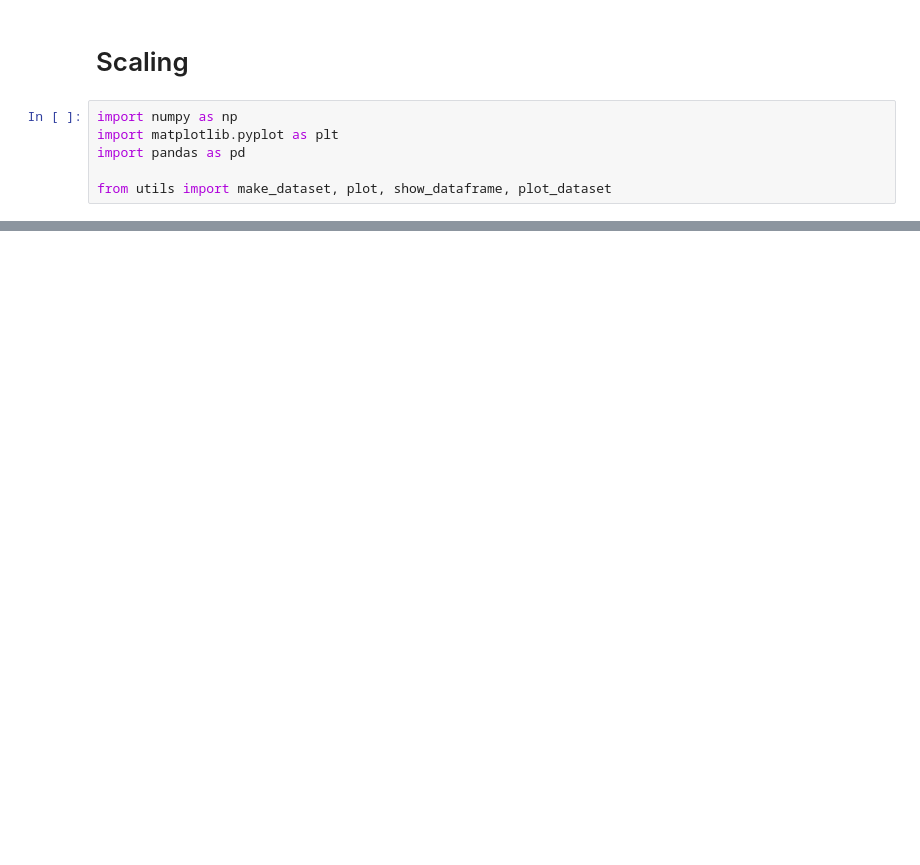
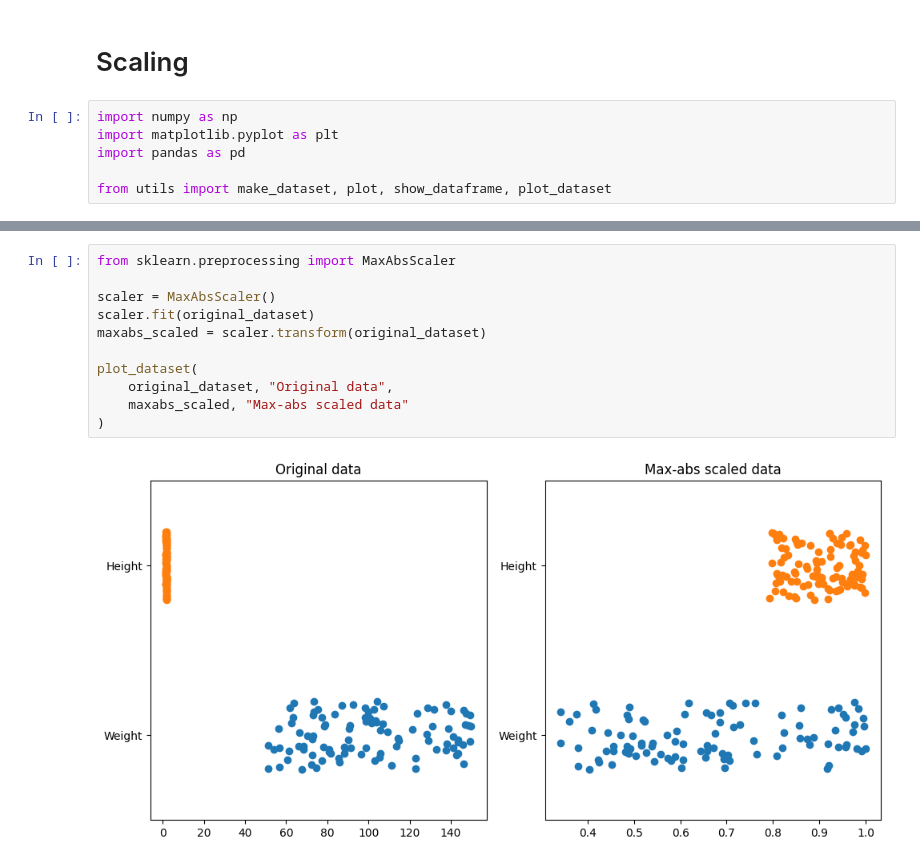
Before and after one commit to jucalfonsom/mlbootcamp, a Jupyter notebook: 2_scikit_learn/4_scaling.ipynb, the cells around one changed output, grey strips where cells are left out. Saved outputs shown, nothing was run; the diff lists cells and outputs as text; blank space fills up the shorter version.

```diff
--- a/2_scikit_learn/4_scaling.ipynb
+++ b/2_scikit_learn/4_scaling.ipynb
@@ -32,0 +84,13 @@ plot(ax, original_dataset, "Original data")
+# %%
+from sklearn.preprocessing import MaxAbsScaler
+
+scaler = MaxAbsScaler()
+scaler.fit(original_dataset)
+maxabs_scaled = scaler.transform(original_dataset)
+
+plot_dataset(
+    original_dataset, "Original data",
+    maxabs_scaled, "Max-abs scaled data"
+)
+# %% [output]
+[figure, added]
```
Also changed, not shown: parts of 9 cells of this notebook, 4 other files.
